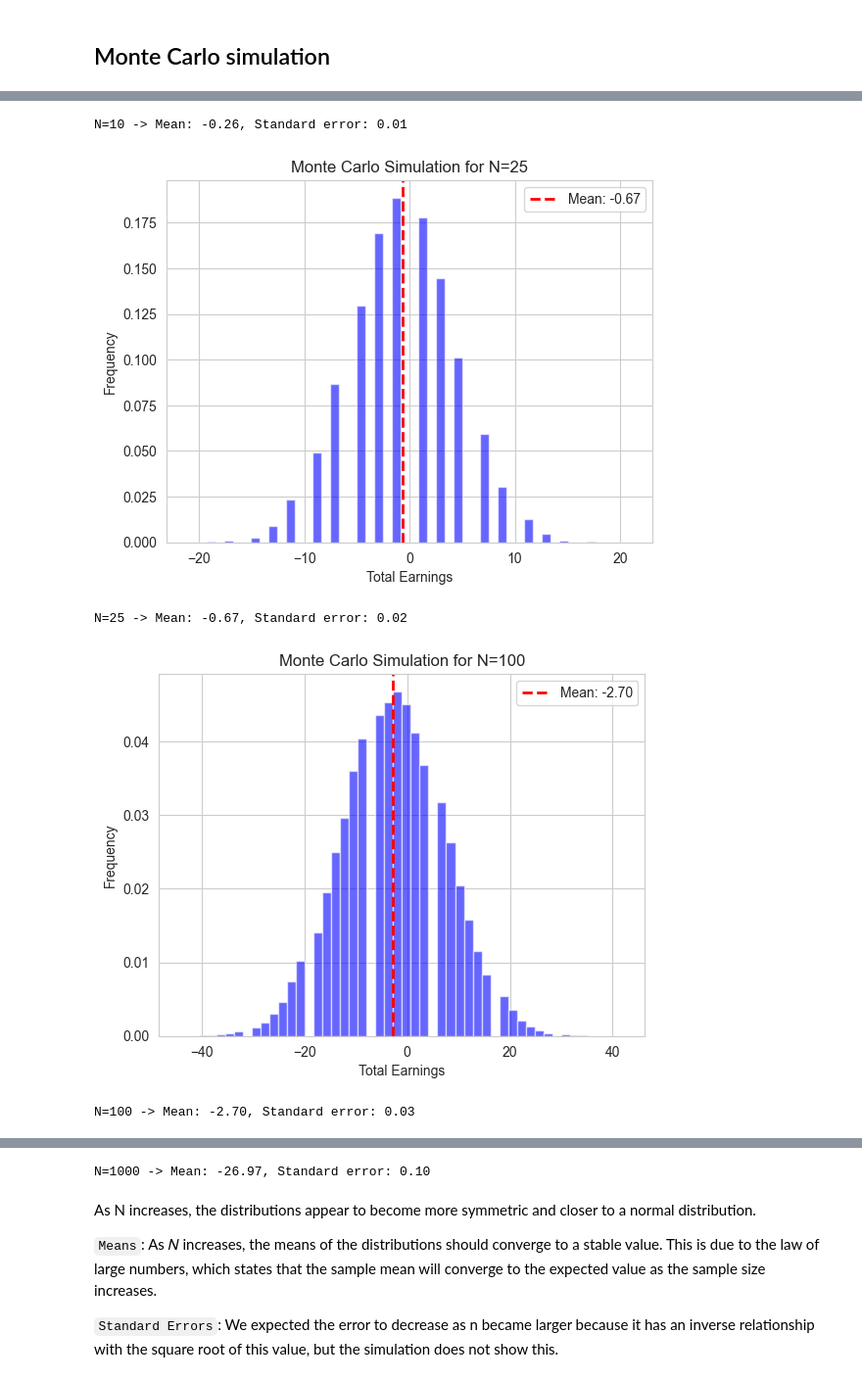
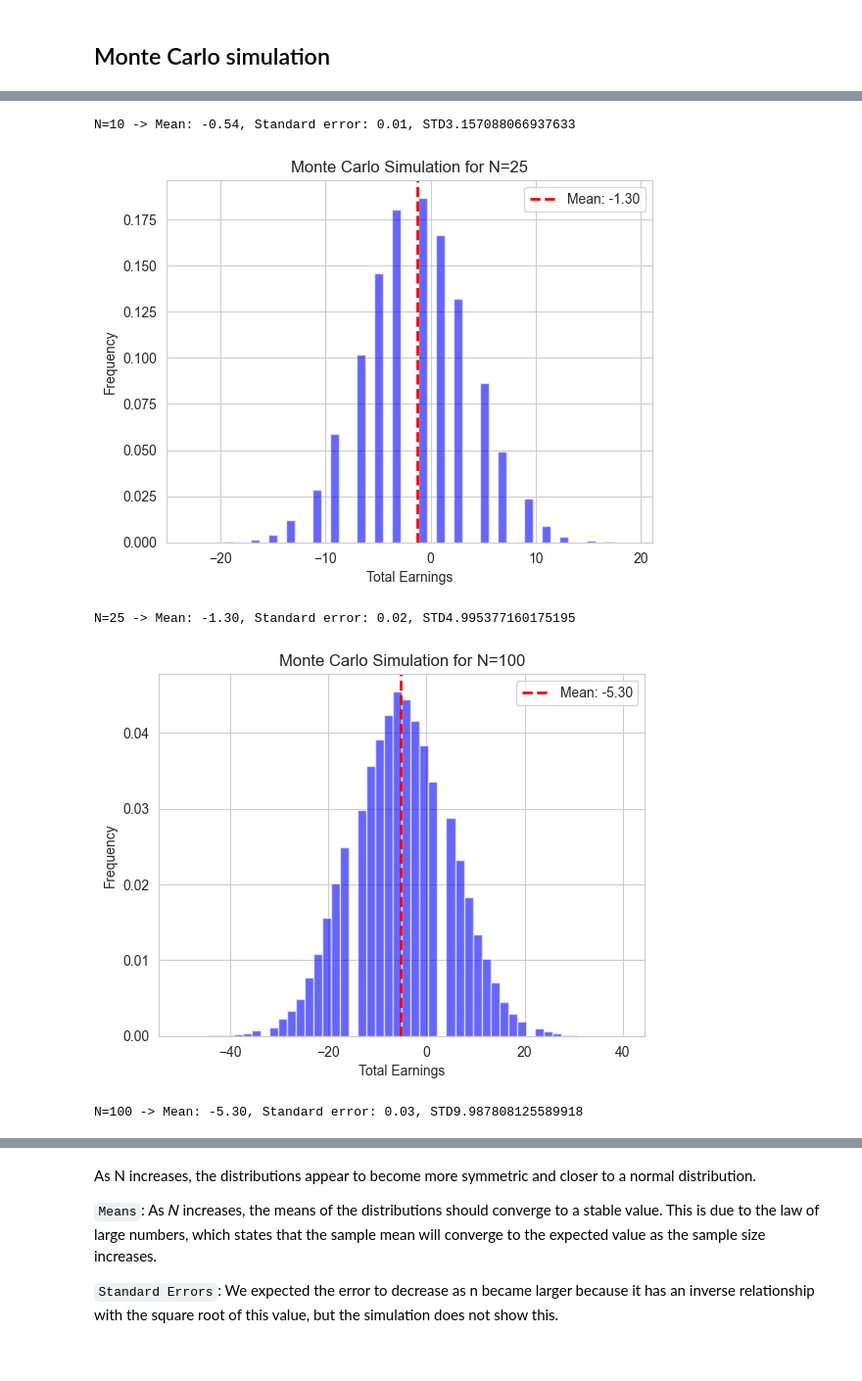
Before and after one commit to Mehrnaz4Hosseini/DataScience, a Jupyter notebook: CA0/RouletteSimulationAndProfitAnalysis.ipynb, the cells around one changed output, grey strips where cells are left out. Shown: that part at 98% size. Cells and saved outputs as stored; diff of their text form; code cells hidden in the pictures.

```diff
--- a/CA0/RouletteSimulationAndProfitAnalysis.ipynb
+++ b/CA0/RouletteSimulationAndProfitAnalysis.ipynb
@@ -11,7 +11,7 @@ sns.set_style("whitegrid")
 def roulette_simulation(N):
     black_numbers = {2, 4, 6, 8, 10, 11, 13, 15, 17, 20, 22, 24, 26, 28, 29, 31, 33, 35}
     red_numbers = {1, 3, 5, 7, 9, 12, 14, 16, 18, 19, 21, 23, 25, 27, 30, 32, 34, 36}
-    green_numbers = {0, 00}
+    green_numbers = {0, 100}
 
     earnings = 0
 
@@ -31,6 +31,7 @@ def monte_carlo_simulation(N, num_simulations=100000):
     results = [roulette_simulation(N) for _ in range(num_simulations)]
 
     mean_earnings = np.mean(results)
+    std = np.std(results)
     standard_error_earnings = np.std(results) / (math.sqrt(num_simulations))
 
     plt.hist(results, bins=50, density=True, alpha=0.6, color='b')
@@ -41,9 +42,9 @@ def monte_carlo_simulation(N, num_simulations=100000):
     plt.legend()
     plt.show()
 
-    print(f'N={N} -> Mean: {mean_earnings:.2f}, Standard error: {standard_error_earnings:.2f}')
+    print(f'N={N} -> Mean: {mean_earnings:.2f}, Standard error: {standard_error_earnings:.2f}, STD{std}')
 
 # Running simulations for different N values
-for N in [10, 25, 100, 1000]:
+for N in [10, 25, 100]:
     monte_carlo_simulation(N)
 # %% [output]
@@ -51,5 +52,5 @@ for N in [10, 25, 100, 1000]:
-N=10 -> Mean: -0.26, Standard error: 0.01
+N=10 -> Mean: -0.54, Standard error: 0.01, STD3.157088066937633
-[figure, old version]
+[figure, new version]
-N=25 -> Mean: -0.67, Standard error: 0.02
+N=25 -> Mean: -1.30, Standard error: 0.02, STD4.995377160175195
-[figure, old version]
+[figure, new version]
-N=100 -> Mean: -2.70, Standard error: 0.03
+N=100 -> Mean: -5.30, Standard error: 0.03, STD9.987808125589918
@@ -57,4 +57,3 @@ N=100 -> Mean: -2.70, Standard error: 0.03
-N=1000 -> Mean: -26.97, Standard error: 0.10
 # %% [markdown]
 As N increases, the distributions appear to become more symmetric and closer to a normal distribution.
 
```
Also changed, not shown: parts of 4 cells of this notebook, 2 other files.
